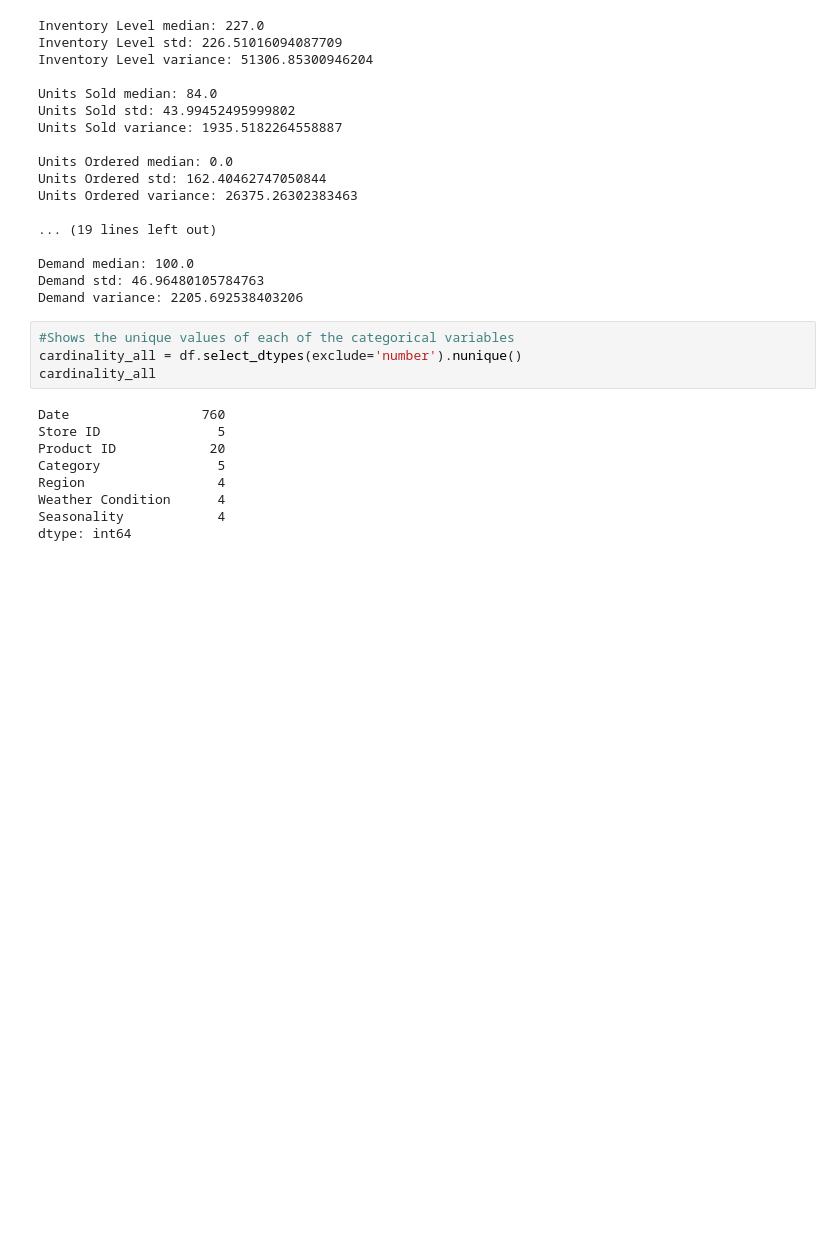
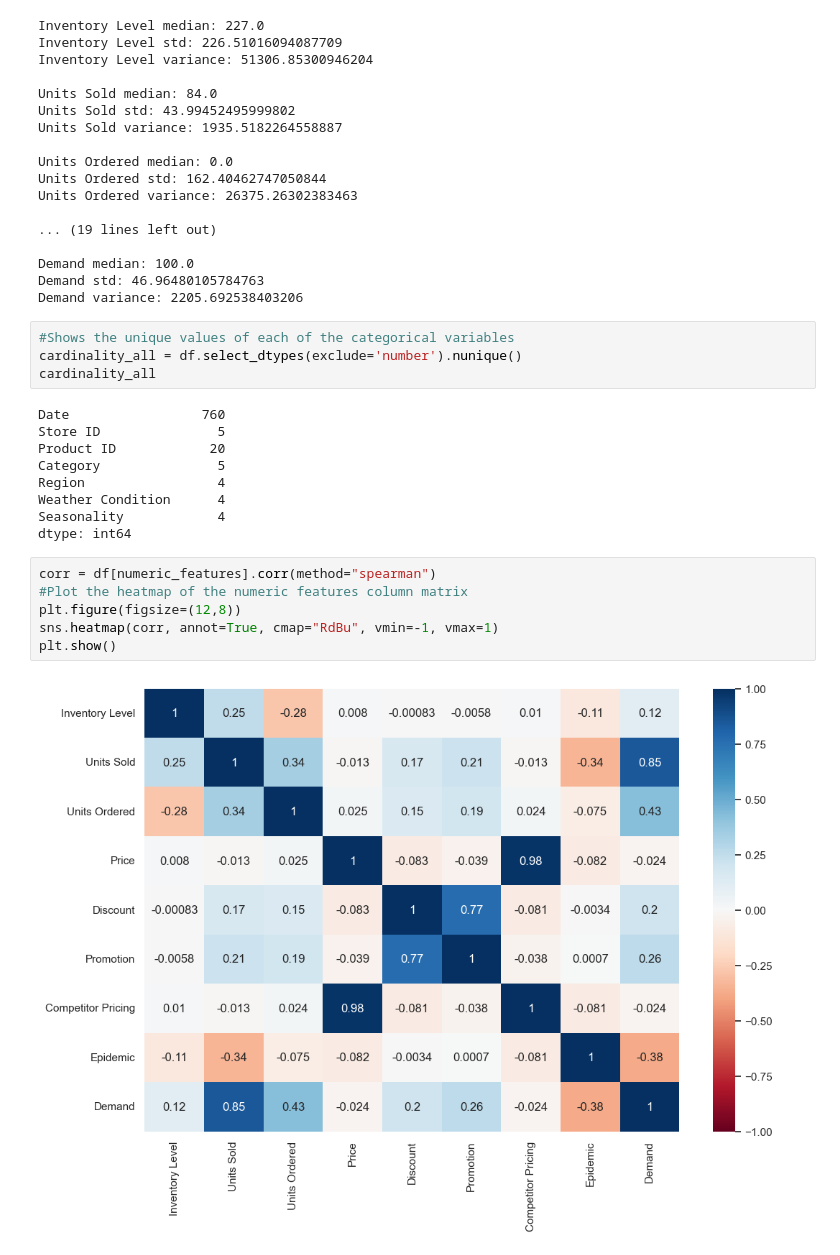
Before and after one commit to HarrisonWilliams123/Retail_Demand_Forecasting_Project, a Jupyter notebook: notebooks/demand_forecasting_EDA.ipynb, the cells around one changed output. Drawn from its saved outputs; the diff is of its cells as text; blank space fills up the shorter version.

Commit message:
Added a plot of the heatmap

```diff
--- a/notebooks/demand_forecasting_EDA.ipynb
+++ b/notebooks/demand_forecasting_EDA.ipynb
@@ -228,3 +228,11 @@ Region                 4
 Weather Condition      4
 Seasonality            4
 dtype: int64
+# %%
+corr = df[numeric_features].corr(method="spearman")
+#Plot the heatmap of the numeric features column matrix
+plt.figure(figsize=(12,8))
+sns.heatmap(corr, annot=True, cmap="RdBu", vmin=-1, vmax=1)
+plt.show()
+# %% [output]
+[figure, added]
```
